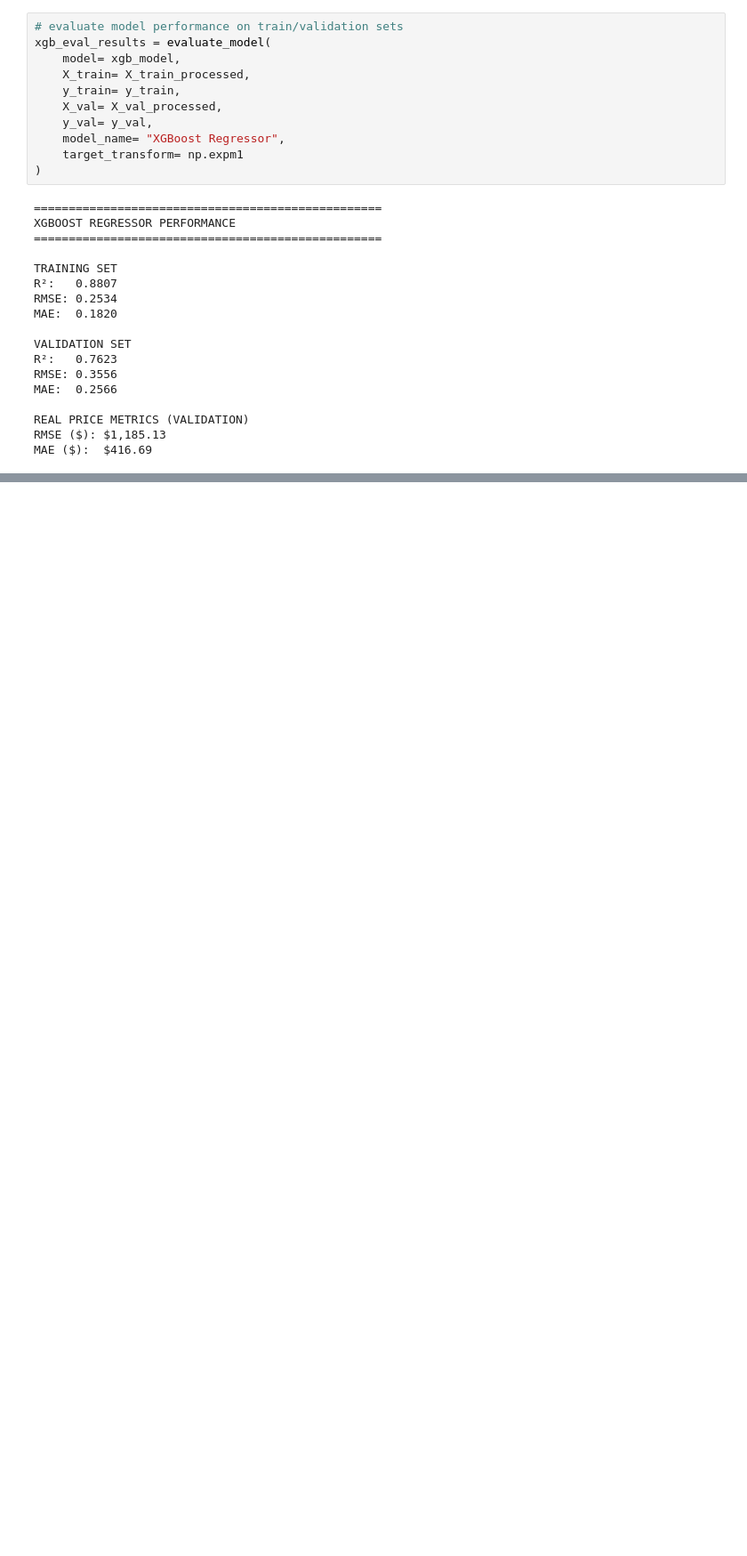
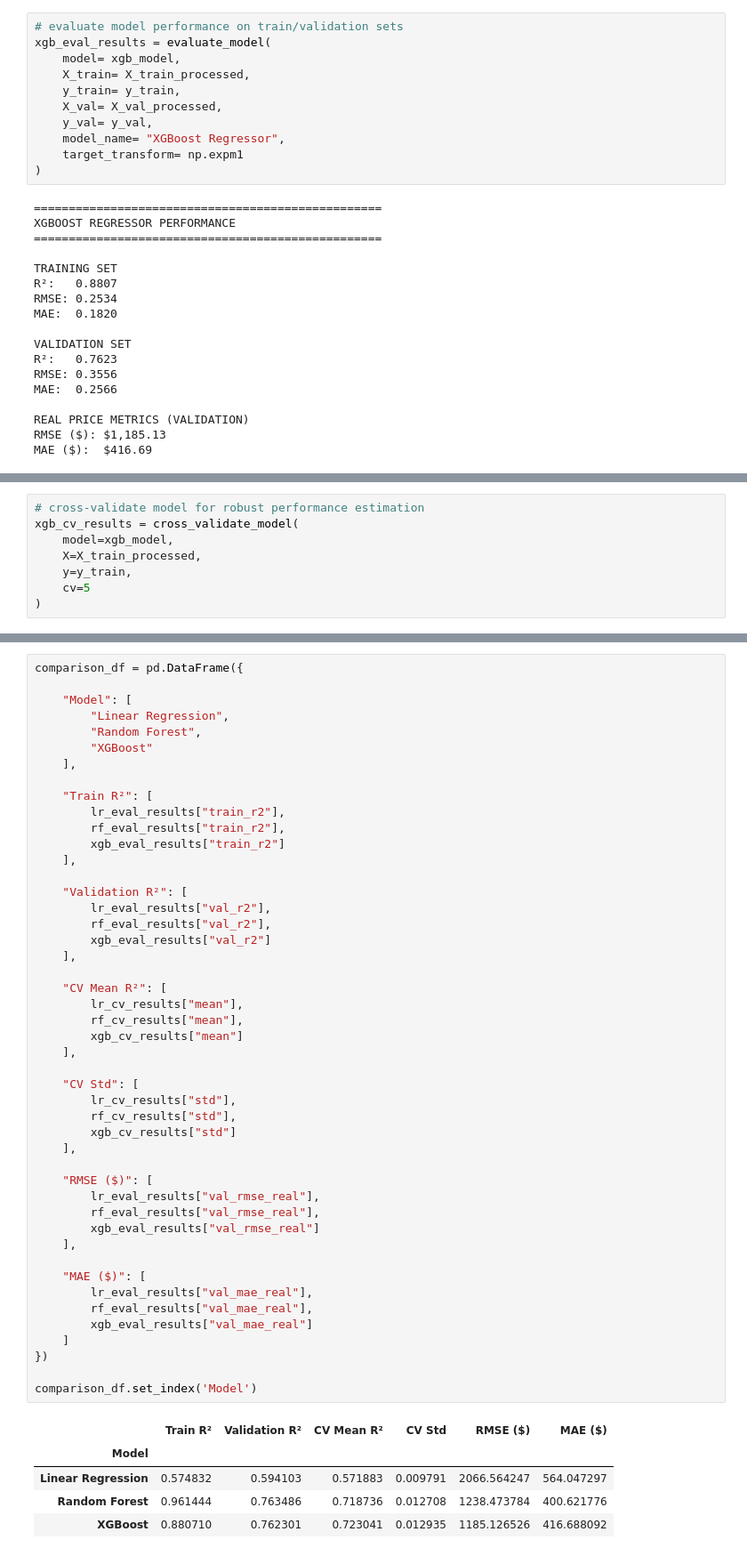
Before and after one commit to josue-rdgzcb/airbnb-price-prediction-mexico-city, a Jupyter notebook: notebooks/03_modeling.ipynb, the cells around one changed output, grey strips where cells are left out. Shown at 89% size. Cells and saved outputs as stored; diff of their text form; blank space fills up the shorter version.

```diff
--- a/notebooks/03_modeling.ipynb
+++ b/notebooks/03_modeling.ipynb
@@ -800,0 +804,8 @@ MAE ($):  $416.69
+# %%
+# cross-validate model for robust performance estimation
+xgb_cv_results = cross_validate_model(
+    model=xgb_model,
+    X=X_train_processed,
+    y=y_train,
+    cv=5
+)
@@ -800,0 +911,53 @@ MAE ($):  $416.69
+# %%
+comparison_df = pd.DataFrame({
+
+    "Model": [
+        "Linear Regression",
+        "Random Forest",
+        "XGBoost"
+    ],
+
+    "Train R²": [
+        lr_eval_results["train_r2"],
+        rf_eval_results["train_r2"],
+        xgb_eval_results["train_r2"]
+    ],
+
+    "Validation R²": [
+        lr_eval_results["val_r2"],
+        rf_eval_results["val_r2"],
+        xgb_eval_results["val_r2"]
+    ],
+
+    "CV Mean R²": [
+        lr_cv_results["mean"],
+        rf_cv_results["mean"],
+        xgb_cv_results["mean"]
+    ],
+
+    "CV Std": [
+        lr_cv_results["std"],
+        rf_cv_results["std"],
+        xgb_cv_results["std"]
+    ],
+
+    "RMSE ($)": [
+        lr_eval_results["val_rmse_real"],
+        rf_eval_results["val_rmse_real"],
+        xgb_eval_results["val_rmse_real"]
+    ],
+
+    "MAE ($)": [
+        lr_eval_results["val_mae_real"],
+        rf_eval_results["val_mae_real"],
+        xgb_eval_results["val_mae_real"]
+    ]
+})
+
+comparison_df.set_index('Model')
+# %% [output]
+|  | Train R² | Validation R² | CV Mean R² | CV Std | RMSE ($) | MAE ($) |
+| Model |  |  |  |  |  |  |
+| Linear Regression | 0.574832 | 0.594103 | 0.571883 | 0.009791 | 2066.564247 | 564.047297 |
+| Random Forest | 0.961444 | 0.763486 | 0.718736 | 0.012708 | 1238.473784 | 400.621776 |
+| XGBoost | 0.880710 | 0.762301 | 0.723041 | 0.012935 | 1185.126526 | 416.688092 |
```
Also changed, not shown: parts of 20 cells of this notebook.
